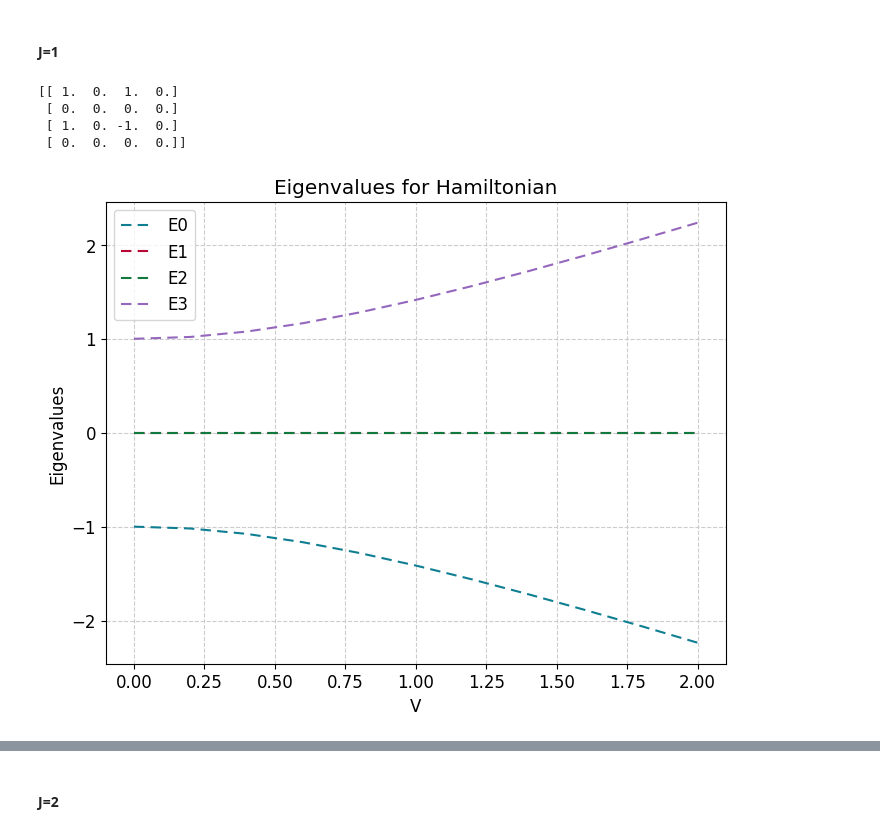
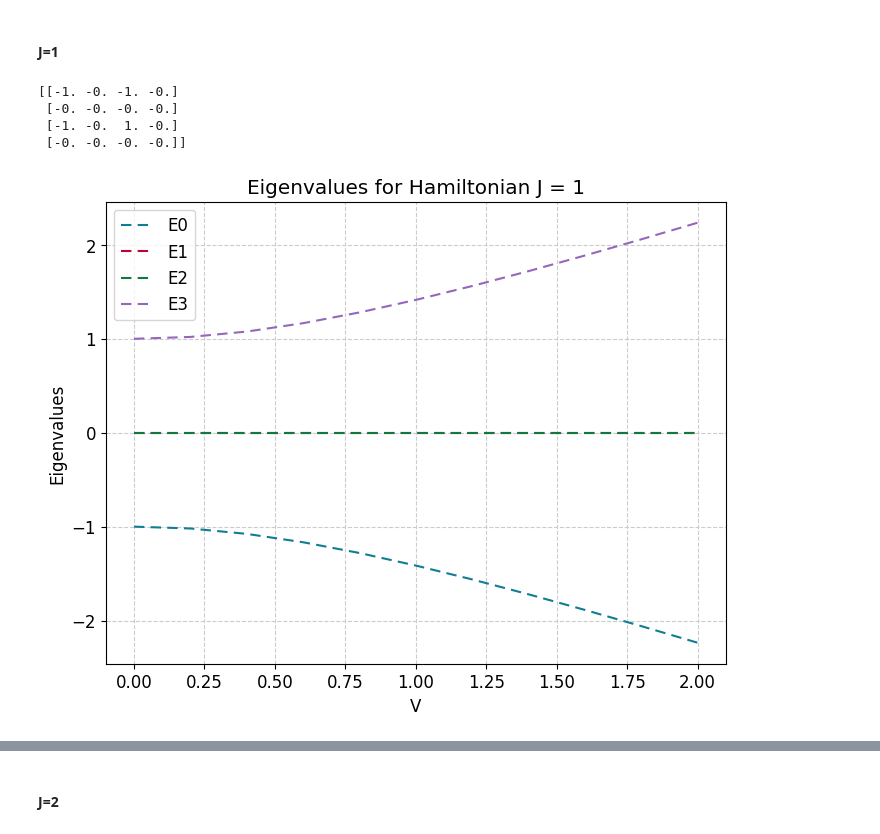
Before and after one commit to hishemok/FYS5419, a Jupyter notebook: Project_1/Project1.ipynb, the cells around one changed output, grey strips where cells are left out. Drawn from its saved outputs; the diff is of its cells as text; code cells hidden in the pictures.

```diff
--- a/Project_1/Project1.ipynb
+++ b/Project_1/Project1.ipynb
@@ -414,7 +474,7 @@ def Hamiltonian(lam: float) -> np.array:
     return H0 + lam * Hi
 
 #Compute eigenvalues
-lam_vals = np.linspace(0,1,101)
+lam_vals = np.linspace(0,1,51)
 eigenvalues = []
 eigenvectors = []
 for lam in lam_vals:
@@ -466,7 +526,7 @@ def partial_trace(state: np.array,index: int) -> np.array:
 
     return P0.conj() @ density @ P0.T + P1.conj() @ density @ P1.T
 
-lam_vals = np.linspace(0,1,101)
+lam_vals = np.linspace(0,1,51)
 eigenvalues = np.zeros((len(lam_vals),4))
 eigenvectors = np.zeros((len(lam_vals),4,4),dtype=complex)
 
@@ -576,31 +716,33 @@ def tensor_product(matrices):
 # %%
 def Hamiltonian_Pauli(eps:float,V:float) -> np.array:
     """
     Returns the Hamiltonian for a given value of lambda
     """
     ZI = np.kron(Z,I)
     ZZ = np.kron(Z,Z)
     XI = np.kron(X,I)
     XZ = np.kron(X,Z)
-    return eps/2 * (ZI + ZZ) + V/2 *(XI + XZ)
+
+
+    return -eps/2 * (ZI + ZZ) - V/2 *(XI + XZ)
 
 epsilon = 1.0
 V = np.linspace(0,2,11)
 eigenvalues = np.zeros((len(V),4))
 print(Hamiltonian_Pauli(epsilon,1))
 for i,v in enumerate(V):
     eigvals, eigvecs = np.linalg.eigh(Hamiltonian_Pauli(epsilon,v))
     eigenvalues[i] = eigvals
 
 plt.plot(V, eigenvalues,linestyle = (0,(5,3)))
 plt.xlabel("V")
 plt.ylabel("Eigenvalues")
-plt.title("Eigenvalues for Hamiltonian")
+plt.title("Eigenvalues for Hamiltonian J = 1")
 plt.legend(["E0","E1","E2","E3"])
 plt.show()
 # %% [output]
-[[ 1.  0.  1.  0.]
- [ 0.  0.  0.  0.]
- [ 1.  0. -1.  0.]
- [ 0.  0.  0.  0.]]
+[[-1. -0. -1. -0.]
+ [-0. -0. -0. -0.]
+ [-1. -0.  1. -0.]
+ [-0. -0. -0. -0.]]
-[figure, old version]
+[figure, new version]
```
Also changed, not shown: parts of 15 cells of this notebook, 19 other files.
